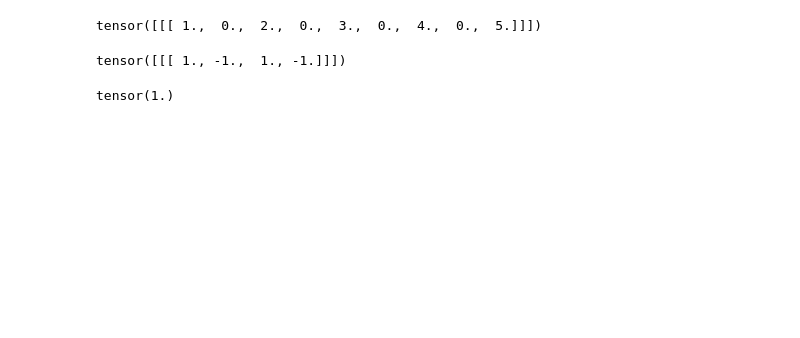
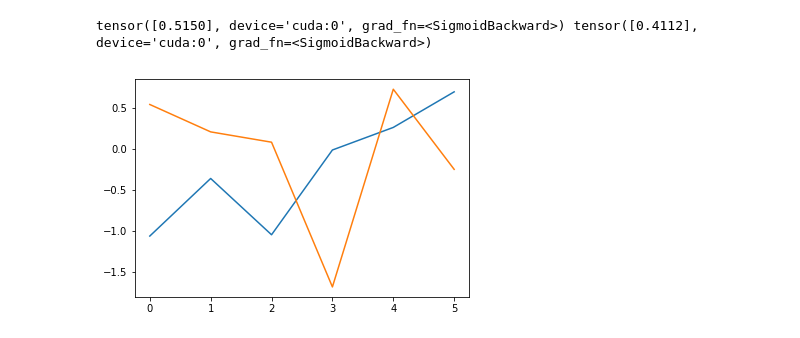
Before and after one commit to ilyailyash/Wavelets_is_all_you_need, a Jupyter notebook: Wavelet_is_all_you_need.ipynb, the cells around one changed output. Saved outputs shown, nothing was run; the diff lists cells and outputs as text; code cells hidden in the pictures; blank space fills up the shorter version.

```diff
--- a/Wavelet_is_all_you_need.ipynb
+++ b/Wavelet_is_all_you_need.ipynb
@@ -124,9 +222,10 @@ class Wavelet(nn.Module):
 #                         self.padding, self.dilation, self.groups)
 # %%
 filters = torch.randn(1, 1, 10)
-inputs = torch.tensor([[[80,80,80,80,0,0,0,0]]], dtype=torch.float32)
-model = Wavelet(5,6)
-encod = model.encoding(inputs)
-dec = model.decoding(encod)
-print (dec)
+inputs = torch.tensor([[[80,80,80,80,0,0,0,0]]], dtype=torch.float32).cuda()
+n = 4
+model = Wavelet(n, 8, disp = True).cuda()
+encod = model(inputs)
+# dec = model.decoding(encod)
+print (encod.size(), inputs.size())
 # %% [output]
@@ -145,8 +244,0 @@ tensor([ 6,  5,  4,  3,  2,  1,  0])
-# %%
-kernel_size = 5
-a = torch.tensor(range(5))+1
-zeros = torch.zeros((1,1,kernel_size*2-1))
-zeros[:,:,::2] = a
-print (zeros)
-# %% [output]
-tensor([[[ 1.,  0.,  2.,  0.,  3.,  0.,  4.,  0.,  5.]]])
@@ -158,22 +244,0 @@ f_size = low_fil.shape[-1]
-# %%
-def upsample(weigth, filt):
-    kernel_size = weigth.shape[-1]
-    filt_size = filt.shape[-1]
-    upsampeled = torch.zeros((1,1,kernel_size*2-1))
-    upsampeled[:,:,::2] = weigth
-    upsampeled = F.pad(upsampeled,(math.ceil(filt_size/2),math.floor(filt_size/2)))
-    return F.conv1d(upsampeled, filt)
-low_fil = torch.Tensor([[[-1,1]]] )
-weigth = torch.Tensor([[[1,1]]] )
-upsample(weigth,low_fil)
-# %% [output]
-tensor([[[ 1., -1.,  1., -1.]]])
-# %%
-tensor = torch.rand(1,1,10) # your tensor
-# tensor =torch.tensor([[[0.4830, 0.8365, 0.2241, -0.1294]]])
-en = tensor.pow(2).sum()
-scale = math.sqrt(en)
-tensor = tensor/scale
-print (tensor.pow(2).sum())
-# %% [output]
-tensor(1.)
@@ -184,0 +245,18 @@ tensor(1.)
+# %%
+from scipy import fft
+import matplotlib.pyplot as plt
+import librosa as lib
+%matplotlib inline
+
+model = Wavelet(n,12).cuda()
+encod = model(inputs)
+hi,lo = model.hi_Norm(model.weight_hi), model.lo_Norm(model.weight_lo)
+print (F.sigmoid(model.hi_Norm.L), F.sigmoid(model.hi_Norm.B))
+idx = torch.arange(hi.size(2)-1, -1, -1).long()
+hi_f,lo_f = fft(hi[0,0,idx].cpu().data.numpy()), fft(lo[0,0,idx].cpu().data.numpy())
+n = hi_f.shape[-1]
+plt.plot(range(n//2),hi_f[:n//2])
+plt.plot(range(n//2),lo_f[:n//2]);
+# %% [output]
+tensor([0.5150], device='cuda:0', grad_fn=<SigmoidBackward>) tensor([0.4112], device='cuda:0', grad_fn=<SigmoidBackward>)
+[figure, added]
```
Also changed, not shown: parts of 24 cells of this notebook.
